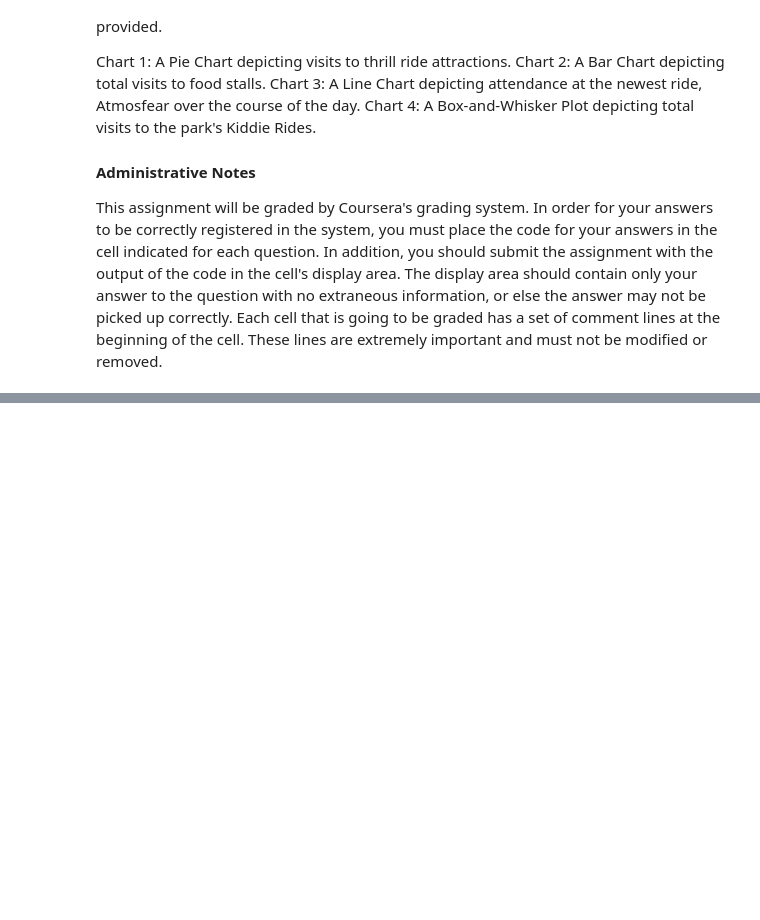
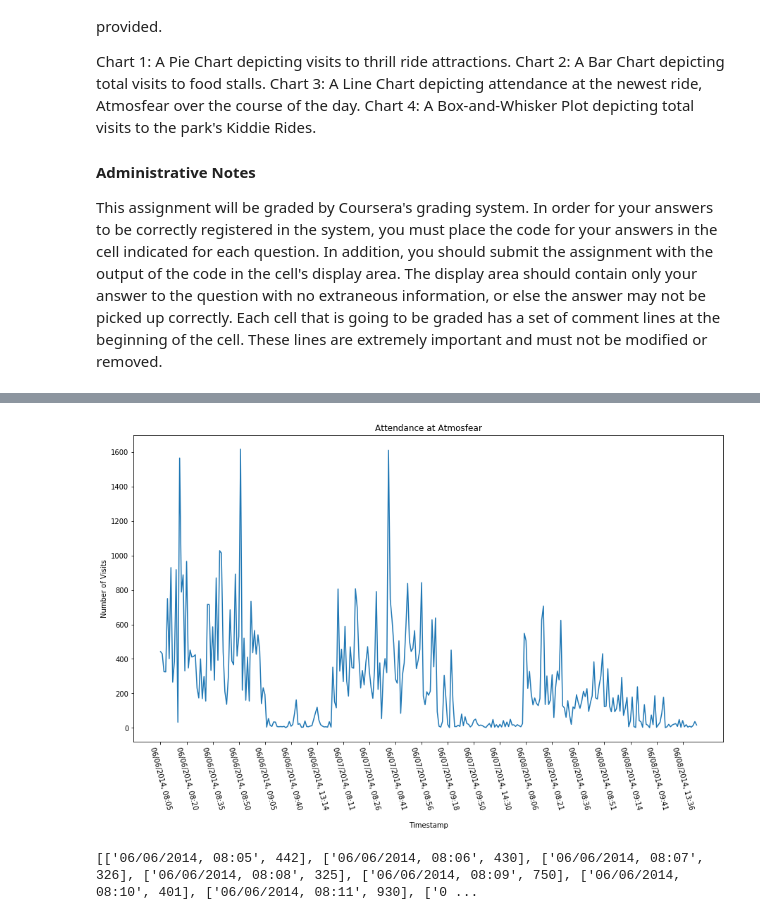
Before and after one commit to claudiordgz/asu-mcs, a Jupyter notebook: CSE578/programming-assignments/Assignment 2.ipynb, the cells around one changed output, grey strips where cells are left out. Cells and saved outputs as stored; diff of their text form; code cells hidden in the pictures; blank space fills up the shorter version.

```diff
--- a/CSE578/programming-assignments/Assignment 2.ipynb
+++ b/CSE578/programming-assignments/Assignment 2.ipynb
@@ -53,0 +103,60 @@ This assignment will be graded by Coursera's grading system. In order for your a
+# %%
+# Graded Cell, PartID: 0zcEV
+# Make a line chart of attendance at Atmosfear every five minutes. Again,
+#  display the line chart in the notebook and print the data used to create the
+#  chart as a list of lists (ex: [['Stall 1', 10], ['Stall 2', 50], ...])
+import datetime
+
+c.execute("""
+    SELECT sequences.visitorId, timestamp, AttractionId, sequence
+    FROM sequences, (
+        SELECT AttractionId, attraction.Name
+        FROM attraction
+        WHERE attraction.Name = 'Atmosfear'
+    ) LEFT JOIN checkin
+    ON checkin.visitorId = sequences.visitorId
+    WHERE sequence LIKE '%-' || AttractionId || '-%'
+    GROUP BY sequences.visitorId
+    ORDER BY timestamp
+    """)
+
+def translate_sequence_to_counts(sequences_for_atmosfear):
+    atmosfear_visit_count = {}
+    for (visitor_id, start_time, attraction_id, sequence) in sequences_for_atmosfear:
+        attractions_in_sequence = sequence.split("-")
+        delta = 0
+        for attraction in attractions_in_sequence:
+            delta += 5
+            if attraction == "{}".format(attraction_id):
+                new_time = start_time + datetime.timedelta(minutes=5)
+                timestr = new_time.strftime("%m/%d/%Y, %H:%M")
+                if timestr not in atmosfear_visit_count:
+                    atmosfear_visit_count[timestr] = 1
+                else:
+                    atmosfear_visit_count[timestr] += 1
+    return list(atmosfear_visit_count.items())
+
+atmosfear_sequences = c.fetchall()
+
+f = '%Y-%m-%d %H:%M:%S'
+atmosfear_sequences = list(map(lambda row: (row[0], datetime.datetime.strptime(row[1], f), row[2], row[3]), atmosfear_sequences))
+
+atmosfear_visit_count = translate_sequence_to_counts(atmosfear_sequences)
+
+atmosfear_visits = pd.DataFrame.from_records(atmosfear_visit_count, columns=["Time of Visit", "Visit Count"])
+
+fig, ax = plt.subplots(figsize=(15,8))
+ax.plot(atmosfear_visits["Time of Visit"], atmosfear_visits["Visit Count"])
+
+ax.set_title('Attendance at Atmosfear')
+
+ax.set_ylabel('Number of Visits')
+ax.set_xlabel('\nTimestamp')
+ax.set_xticks([i for i in range(len(atmosfear_visits['Time of Visit'])) if i % 15 == 0])
+ax.set_xticklabels([timestamp for idx, timestamp in enumerate(atmosfear_visits['Time of Visit']) if idx % 15 == 0], rotation=285)
+plt.show()
+
+print(atmosfear_visits.values.tolist())
+# %% [output]
+[figure, added]
+[['06/06/2014, 08:05', 442], ['06/06/2014, 08:06', 430], ['06/06/2014, 08:07', 326], ['06/06/2014, 08:08', 325], ['06/06/2014, 08:09', 750], ['06/06/2014, 08:10', 401], ['06/06/2014, 08:11', 930], ['0 ...
```
Also changed, not shown: parts of 6 cells of this notebook.
